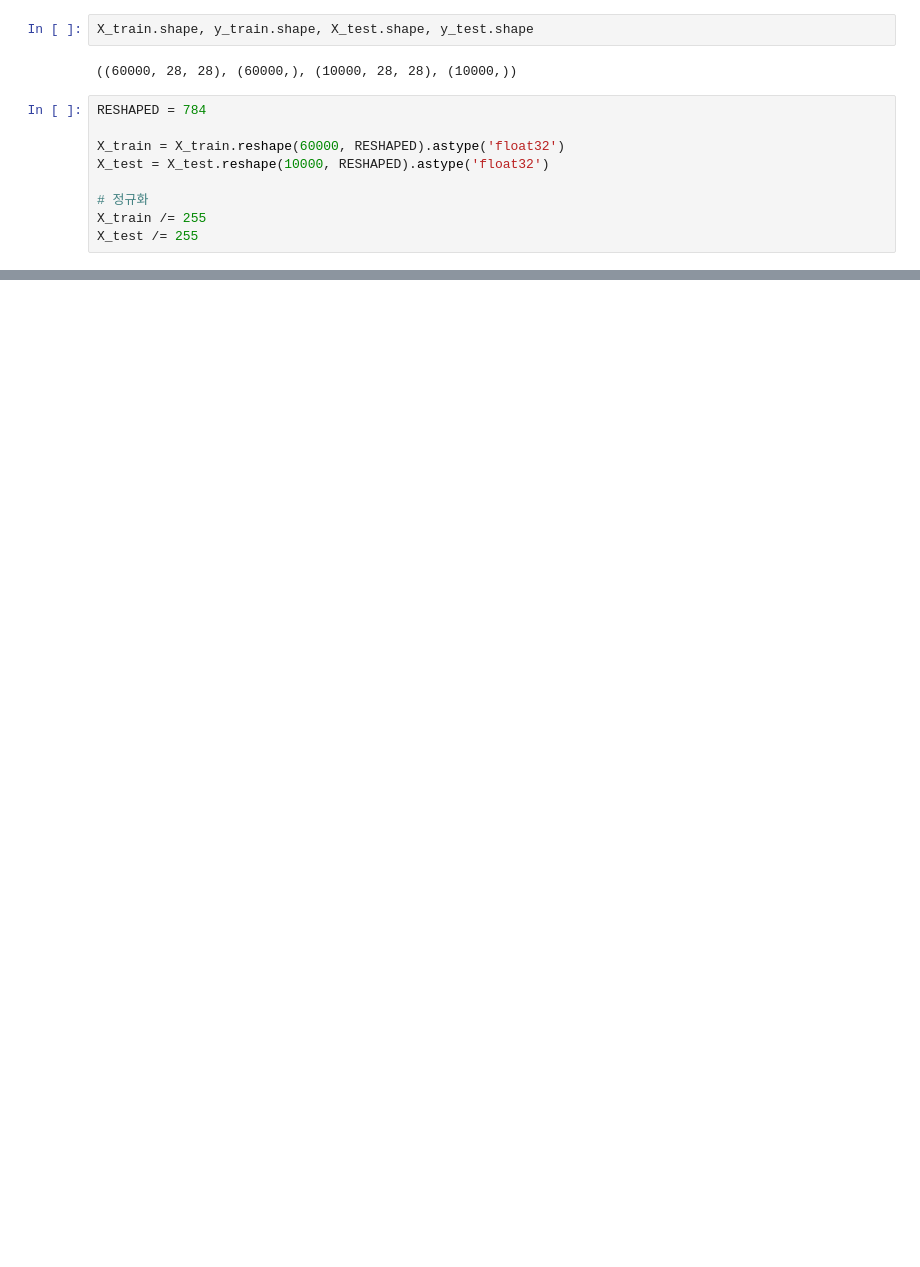
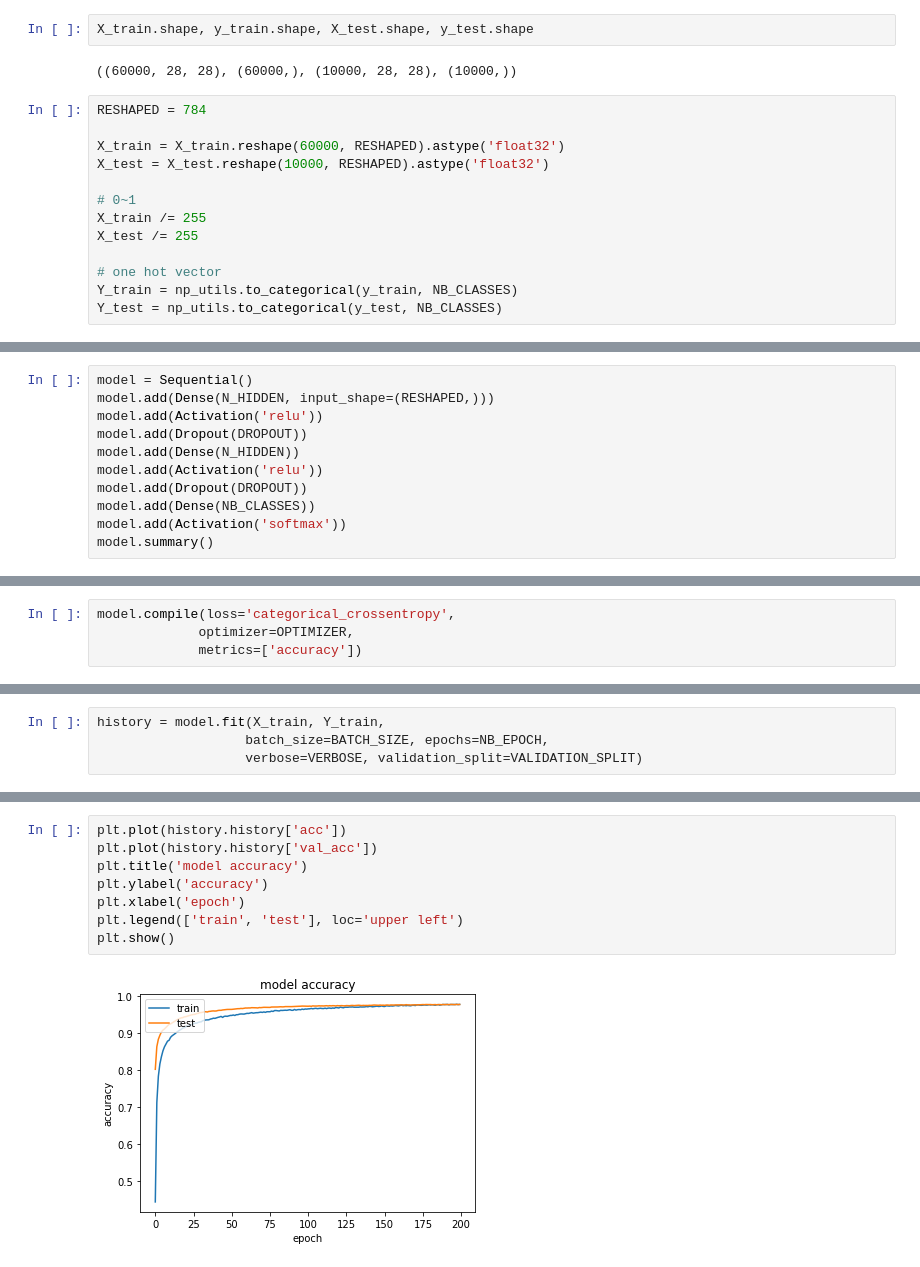
Before and after one commit to AI-Trolls/Keras-Notebook, a Jupyter notebook: 01. Basic.ipynb, the cells around one changed output, grey strips where cells are left out. Drawn from its saved outputs; the diff is of its cells as text; blank space fills up the shorter version.

```diff
--- a/01. Basic.ipynb
+++ b/01. Basic.ipynb
@@ -62,6 +64,10 @@ RESHAPED = 784
 X_train = X_train.reshape(60000, RESHAPED).astype('float32')
 X_test = X_test.reshape(10000, RESHAPED).astype('float32')
 
-# 정규화
+# 0~1
 X_train /= 255
 X_test /= 255
+
+# one hot vector
+Y_train = np_utils.to_categorical(y_train, NB_CLASSES)
+Y_test = np_utils.to_categorical(y_test, NB_CLASSES)
@@ -73,0 +76,11 @@ TypeError: softmax() got an unexpected keyword argument 'axis'
+# %%
+model = Sequential()
+model.add(Dense(N_HIDDEN, input_shape=(RESHAPED,)))
+model.add(Activation('relu'))
+model.add(Dropout(DROPOUT))
+model.add(Dense(N_HIDDEN))
+model.add(Activation('relu'))
+model.add(Dropout(DROPOUT))
+model.add(Dense(NB_CLASSES))
+model.add(Activation('softmax'))
+model.summary()
@@ -73,0 +117,4 @@ TypeError: softmax() got an unexpected keyword argument 'axis'
+# %%
+model.compile(loss='categorical_crossentropy',
+             optimizer=OPTIMIZER,
+             metrics=['accuracy'])
@@ -73,0 +126,4 @@ TypeError: softmax() got an unexpected keyword argument 'axis'
+# %%
+history = model.fit(X_train, Y_train,
+                   batch_size=BATCH_SIZE, epochs=NB_EPOCH,
+                   verbose=VERBOSE, validation_split=VALIDATION_SPLIT)
@@ -73,0 +164,10 @@ TypeError: softmax() got an unexpected keyword argument 'axis'
+# %%
+plt.plot(history.history['acc'])
+plt.plot(history.history['val_acc'])
+plt.title('model accuracy')
+plt.ylabel('accuracy')
+plt.xlabel('epoch')
+plt.legend(['train', 'test'], loc='upper left')
+plt.show()
+# %% [output]
+[figure, added]
```
Also changed, not shown: parts of 16 cells of this notebook.
